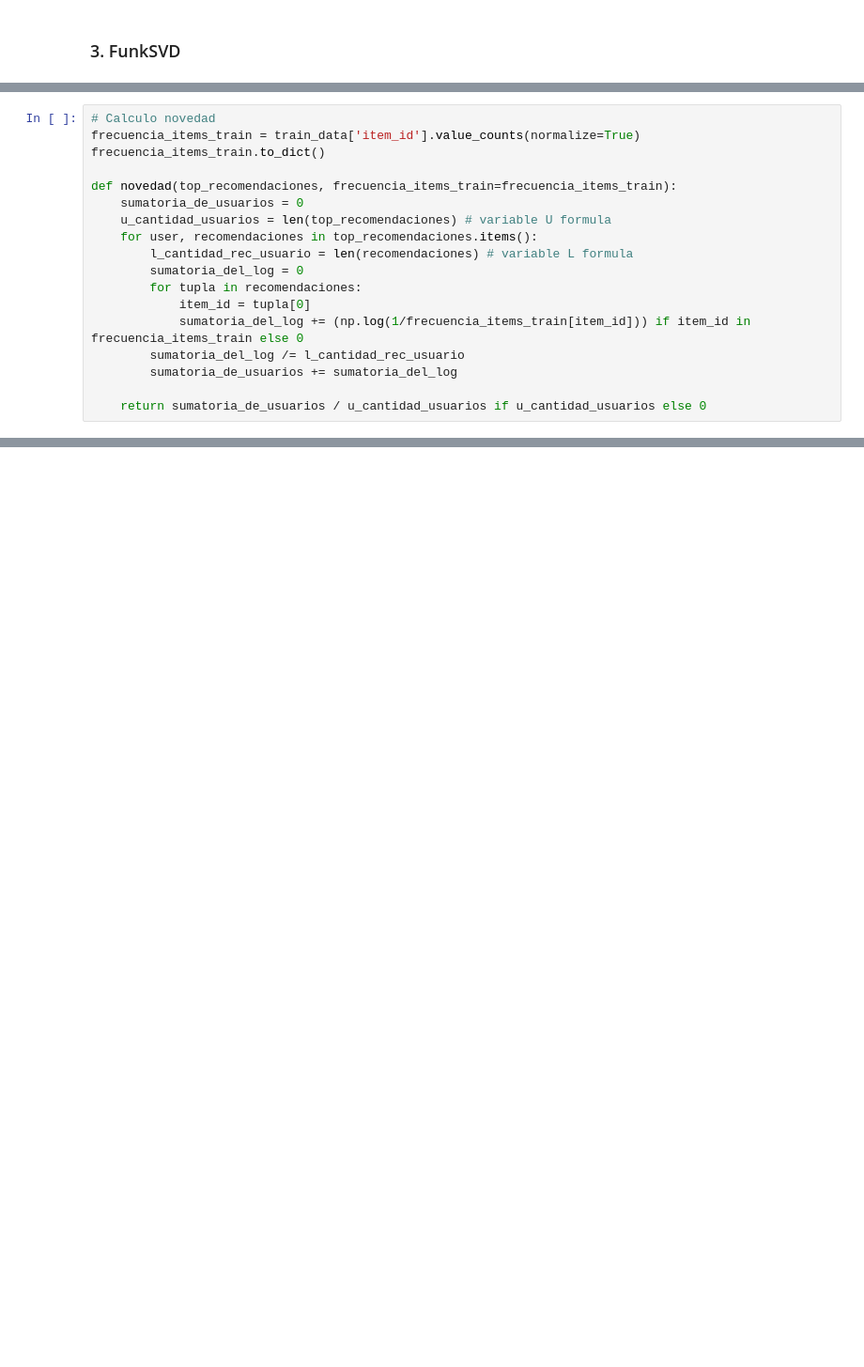
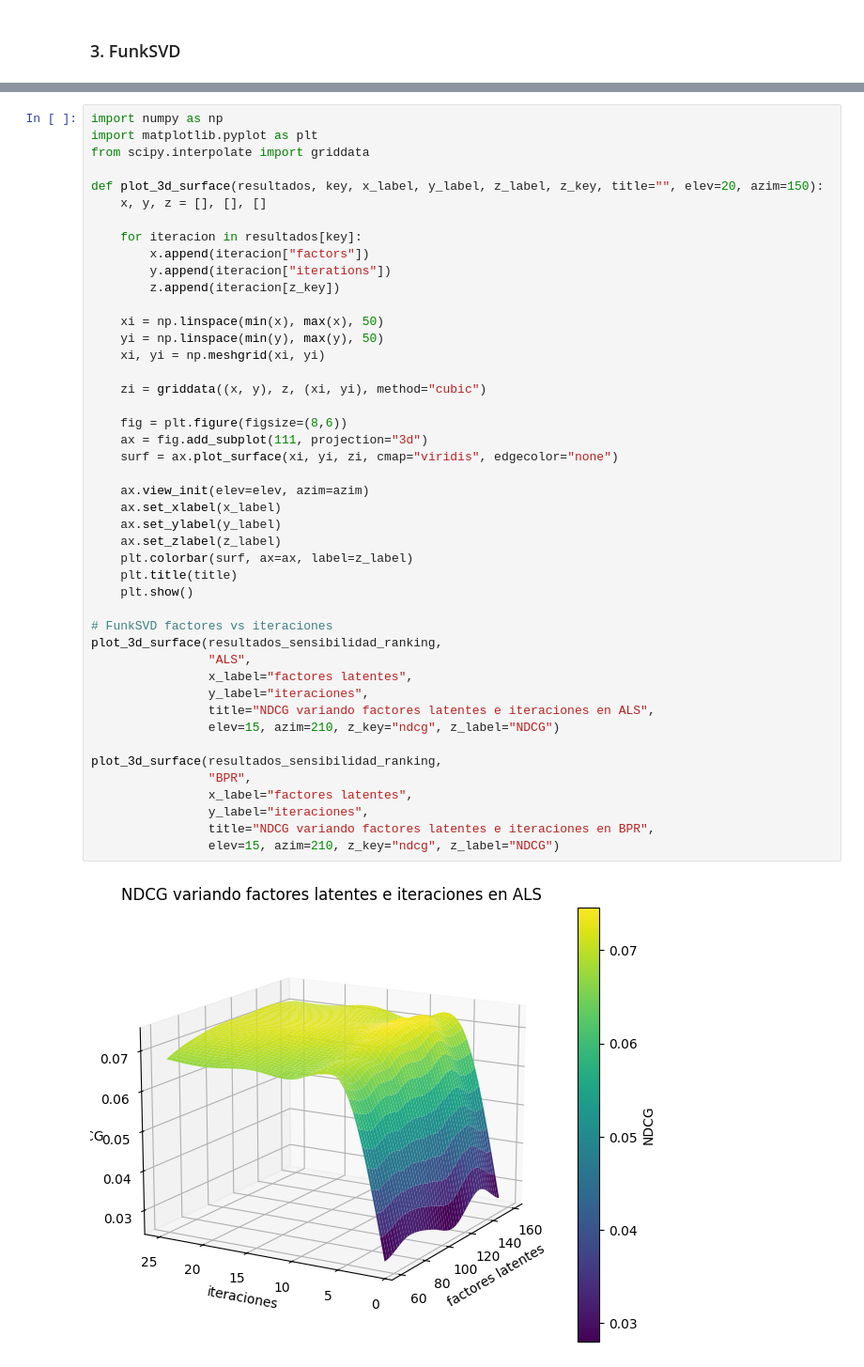
Before and after one commit to franfonte/T1_SR, a Jupyter notebook: generacion_rankings.ipynb, the cells around one changed output, grey strips where cells are left out. Shown at 94% size. Cells and saved outputs as stored; diff of their text form; blank space fills up the shorter version.

```diff
--- a/generacion_rankings.ipynb
+++ b/generacion_rankings.ipynb
@@ -429,18 +498,0 @@ def recorrer_recomendaciones(top_recomendaciones, dict_categorias_juegos = dict_
-# %%
-# Calculo novedad
-frecuencia_items_train = train_data['item_id'].value_counts(normalize=True)
-frecuencia_items_train.to_dict()
-
-def novedad(top_recomendaciones, frecuencia_items_train=frecuencia_items_train):
-    sumatoria_de_usuarios = 0
-    u_cantidad_usuarios = len(top_recomendaciones) # variable U formula
-    for user, recomendaciones in top_recomendaciones.items():
-        l_cantidad_rec_usuario = len(recomendaciones) # variable L formula
-        sumatoria_del_log = 0
-        for tupla in recomendaciones:
-            item_id = tupla[0]
-            sumatoria_del_log += (np.log(1/frecuencia_items_train[item_id])) if item_id in frecuencia_items_train else 0
-        sumatoria_del_log /= l_cantidad_rec_usuario
-        sumatoria_de_usuarios += sumatoria_del_log
-
-    return sumatoria_de_usuarios / u_cantidad_usuarios if u_cantidad_usuarios else 0
@@ -456,0 +689,47 @@ funk_svd - Diversidad: 8.207086343309253, Novedad: 7.598538964892776
+# %%
+import numpy as np
+import matplotlib.pyplot as plt
+from scipy.interpolate import griddata
+
+def plot_3d_surface(resultados, key, x_label, y_label, z_label, z_key, title="", elev=20, azim=150):
+    x, y, z = [], [], []
+
+    for iteracion in resultados[key]:
+        x.append(iteracion["factors"])
+        y.append(iteracion["iterations"])
+        z.append(iteracion[z_key])
+
+    xi = np.linspace(min(x), max(x), 50)
+    yi = np.linspace(min(y), max(y), 50)
+    xi, yi = np.meshgrid(xi, yi)
+
+    zi = griddata((x, y), z, (xi, yi), method="cubic")
+
+    fig = plt.figure(figsize=(8,6))
+    ax = fig.add_subplot(111, projection="3d")
+    surf = ax.plot_surface(xi, yi, zi, cmap="viridis", edgecolor="none")
+
+    ax.view_init(elev=elev, azim=azim)
+    ax.set_xlabel(x_label)
+    ax.set_ylabel(y_label)
+    ax.set_zlabel(z_label)
+    plt.colorbar(surf, ax=ax, label=z_label)
+    plt.title(title)
+    plt.show()
+
+# FunkSVD factores vs iteraciones
+plot_3d_surface(resultados_sensibilidad_ranking,
+                "ALS",
+                x_label="factores latentes",
+                y_label="iteraciones",
+                title="NDCG variando factores latentes e iteraciones en ALS",
+                elev=15, azim=210, z_key="ndcg", z_label="NDCG")
+
+plot_3d_surface(resultados_sensibilidad_ranking,
+                "BPR",
+                x_label="factores latentes",
+                y_label="iteraciones",
+                title="NDCG variando factores latentes e iteraciones en BPR",
+                elev=15, azim=210, z_key="ndcg", z_label="NDCG")
+# %% [output]
+[figure, added]
```
Also changed, not shown: parts of 50 cells of this notebook, 5 other files.
